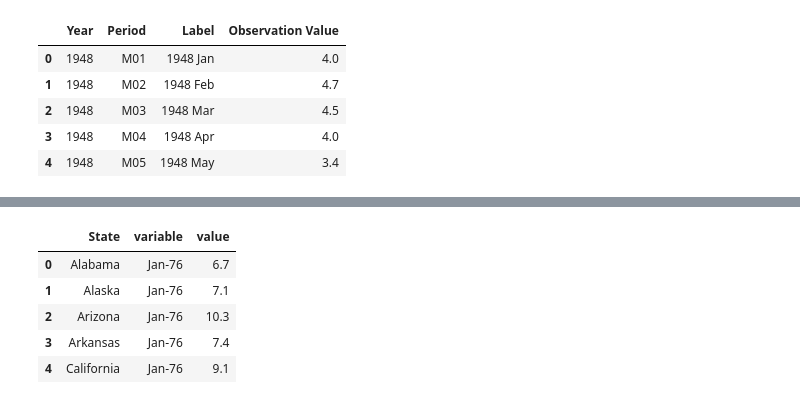
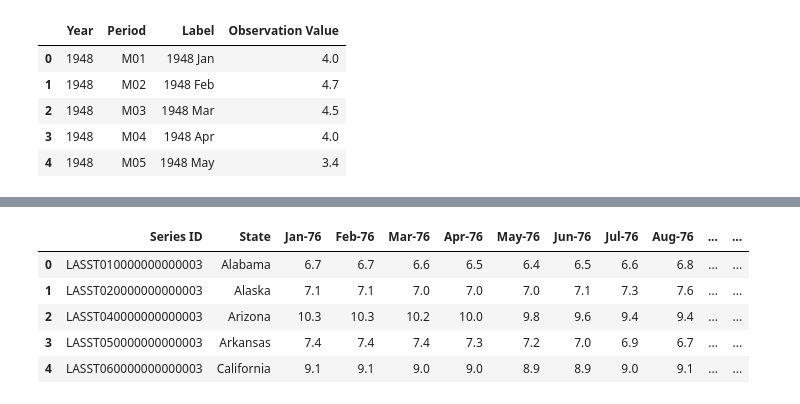
Before and after one commit to bowielh/Project2_Group1, a Jupyter notebook: file_formatter.ipynb, the cells around one changed output, grey strips where cells are left out. Drawn from its saved outputs; the diff is of its cells as text; code cells hidden in the pictures.

```diff
--- a/file_formatter.ipynb
+++ b/file_formatter.ipynb
@@ -110,49 +171,49 @@ state_gdp_melt.head()
 # %%
 state_unemployment_periods = [
-'Jan-76','Feb-76','Mar-76','Apr-76','May-76','Jun-76','Jul-76','Aug-76','Sep-76','Oct-76','Nov-76','Dec-76',
-'Jan-77','Feb-77','Mar-77','Apr-77','May-77','Jun-77','Jul-77','Aug-77','Sep-77','Oct-77','Nov-77','Dec-77',
-'Jan-78','Feb-78','Mar-78','Apr-78','May-78','Jun-78','Jul-78','Aug-78','Sep-78','Oct-78','Nov-78','Dec-78',
-'Jan-79','Feb-79','Mar-79','Apr-79','May-79','Jun-79','Jul-79','Aug-79','Sep-79','Oct-79','Nov-79','Dec-79',
-'Jan-80','Feb-80','Mar-80','Apr-80','May-80','Jun-80','Jul-80','Aug-80','Sep-80','Oct-80','Nov-80','Dec-80',
-'Jan-81','Feb-81','Mar-81','Apr-81','May-81','Jun-81','Jul-81','Aug-81','Sep-81','Oct-81','Nov-81','Dec-81',
-'Jan-82','Feb-82','Mar-82','Apr-82','May-82','Jun-82','Jul-82','Aug-82','Sep-82','Oct-82','Nov-82','Dec-82',
-'Jan-83','Feb-83','Mar-83','Apr-83','May-83','Jun-83','Jul-83','Aug-83','Sep-83','Oct-83','Nov-83','Dec-83',
-'Jan-84','Feb-84','Mar-84','Apr-84','May-84','Jun-84','Jul-84','Aug-84','Sep-84','Oct-84','Nov-84','Dec-84',
-'Jan-85','Feb-85','Mar-85','Apr-85','May-85','Jun-85','Jul-85','Aug-85','Sep-85','Oct-85','Nov-85','Dec-85',
-'Jan-86','Feb-86','Mar-86','Apr-86','May-86','Jun-86','Jul-86','Aug-86','Sep-86','Oct-86','Nov-86','Dec-86',
-'Jan-87','Feb-87','Mar-87','Apr-87','May-87','Jun-87','Jul-87','Aug-87','Sep-87','Oct-87','Nov-87','Dec-87',
-'Jan-88','Feb-88','Mar-88','Apr-88','May-88','Jun-88','Jul-88','Aug-88','Sep-88','Oct-88','Nov-88','Dec-88',
-'Jan-89','Feb-89','Mar-89','Apr-89','May-89','Jun-89','Jul-89','Aug-89','Sep-89','Oct-89','Nov-89','Dec-89',
-'Jan-90','Feb-90','Mar-90','Apr-90','May-90','Jun-90','Jul-90','Aug-90','Sep-90','Oct-90','Nov-90','Dec-90',
-'Jan-91','Feb-91','Mar-91','Apr-91','May-91','Jun-91','Jul-91','Aug-91','Sep-91','Oct-91','Nov-91','Dec-91',
-'Jan-92','Feb-92','Mar-92','Apr-92','May-92','Jun-92','Jul-92','Aug-92','Sep-92','Oct-92','Nov-92','Dec-92',
-'Jan-93','Feb-93','Mar-93','Apr-93','May-93','Jun-93','Jul-93','Aug-93','Sep-93','Oct-93','Nov-93','Dec-93',
-'Jan-94','Feb-94','Mar-94','Apr-94','May-94','Jun-94','Jul-94','Aug-94','Sep-94','Oct-94','Nov-94','Dec-94',
-'Jan-95','Feb-95','Mar-95','Apr-95','May-95','Jun-95','Jul-95','Aug-95','Sep-95','Oct-95','Nov-95','Dec-95',
-'Jan-96','Feb-96','Mar-96','Apr-96','May-96','Jun-96','Jul-96','Aug-96','Sep-96','Oct-96','Nov-96','Dec-96',
-'Jan-97','Feb-97','Mar-97','Apr-97','May-97','Jun-97','Jul-97','Aug-97','Sep-97','Oct-97','Nov-97','Dec-97',
-'Jan-98','Feb-98','Mar-98','Apr-98','May-98','Jun-98','Jul-98','Aug-98','Sep-98','Oct-98','Nov-98','Dec-98',
-'Jan-99','Feb-99','Mar-99','Apr-99','May-99','Jun-99','Jul-99','Aug-99','Sep-99','Oct-99','Nov-99','Dec-99',
-'Jan-00','Feb-00','Mar-00','Apr-00','May-00','Jun-00','Jul-00','Aug-00','Sep-00','Oct-00','Nov-00','Dec-00',
-'Jan-01','Feb-01','Mar-01','Apr-01','May-01','Jun-01','Jul-01','Aug-01','Sep-01','Oct-01','Nov-01','Dec-01',
-'Jan-02','Feb-02','Mar-02','Apr-02','May-02','Jun-02','Jul-02','Aug-02','Sep-02','Oct-02','Nov-02','Dec-02',
-'Jan-03','Feb-03','Mar-03','Apr-03','May-03','Jun-03','Jul-03','Aug-03','Sep-03','Oct-03','Nov-03','Dec-03',
-'Jan-04','Feb-04','Mar-04','Apr-04','May-04','Jun-04','Jul-04','Aug-04','Sep-04','Oct-04','Nov-04','Dec-04',
-'Jan-05','Feb-05','Mar-05','Apr-05','May-05','Jun-05','Jul-05','Aug-05','Sep-05','Oct-05','Nov-05','Dec-05',
-'Jan-06','Feb-06','Mar-06','Apr-06','May-06','Jun-06','Jul-06','Aug-06','Sep-06','Oct-06','Nov-06','Dec-06',
-'Jan-07','Feb-07','Mar-07','Apr-07','May-07','Jun-07','Jul-07','Aug-07','Sep-07','Oct-07','Nov-07','Dec-07',
-'Jan-08','Feb-08','Mar-08','Apr-08','May-08','Jun-08','Jul-08','Aug-08','Sep-08','Oct-08','Nov-08','Dec-08',
-'Jan-09','Feb-09','Mar-09','Apr-09','May-09','Jun-09','Jul-09','Aug-09','Sep-09','Oct-09','Nov-09','Dec-09',
-'Jan-10','Feb-10','Mar-10','Apr-10','May-10','Jun-10','Jul-10','Aug-10','Sep-10','Oct-10','Nov-10','Dec-10',
-'Jan-11','Feb-11','Mar-11','Apr-11','May-11','Jun-11','Jul-11','Aug-11','Sep-11','Oct-11','Nov-11','Dec-11',
-'Jan-12','Feb-12','Mar-12','Apr-12','May-12','Jun-12','Jul-12','Aug-12','Sep-12','Oct-12','Nov-12','Dec-12',
-'Jan-13','Feb-13','Mar-13','Apr-13','May-13','Jun-13','Jul-13','Aug-13','Sep-13','Oct-13','Nov-13','Dec-13',
-'Jan-14','Feb-14','Mar-14','Apr-14','May-14','Jun-14','Jul-14','Aug-14','Sep-14','Oct-14','Nov-14','Dec-14',
-'Jan-15','Feb-15','Mar-15','Apr-15','May-15','Jun-15','Jul-15','Aug-15','Sep-15','Oct-15','Nov-15','Dec-15',
-'Jan-16','Feb-16','Mar-16','Apr-16','May-16','Jun-16','Jul-16','Aug-16','Sep-16','Oct-16','Nov-16','Dec-16',
-'Jan-17','Feb-17','Mar-17','Apr-17','May-17','Jun-17','Jul-17','Aug-17','Sep-17','Oct-17','Nov-17','Dec-17',
-'Jan-18','Feb-18','Mar-18','Apr-18','May-18','Jun-18','Jul-18','Aug-18','Sep-18'
+'Jan-1976','Feb-1976','Mar-1976','Apr-1976','May-1976','Jun-1976','Jul-1976','Aug-1976','Sep-1976','Oct-1976','Nov-1976','Dec-1976',
+'Jan-1977','Feb-1977','Mar-1977','Apr-1977','May-1977','Jun-1977','Jul-1977','Aug-1977','Sep-1977','Oct-1977','Nov-1977','Dec-1977',
+'Jan-1978','Feb-1978','Mar-1978','Apr-1978','May-1978','Jun-1978','Jul-1978','Aug-1978','Sep-1978','Oct-1978','Nov-1978','Dec-1978',
+'Jan-1979','Feb-1979','Mar-1979','Apr-1979','May-1979','Jun-1979','Jul-1979','Aug-1979','Sep-1979','Oct-1979','Nov-1979','Dec-1979',
+'Jan-1980','Feb-1980','Mar-1980','Apr-1980','May-1980','Jun-1980','Jul-1980','Aug-1980','Sep-1980','Oct-1980','Nov-1980','Dec-1980',
+'Jan-1981','Feb-1981','Mar-1981','Apr-1981','May-1981','Jun-1981','Jul-1981','Aug-1981','Sep-1981','Oct-1981','Nov-1981','Dec-1981',
+'Jan-1982','Feb-1982','Mar-1982','Apr-1982','May-1982','Jun-1982','Jul-1982','Aug-1982','Sep-1982','Oct-1982','Nov-1982','Dec-1982',
+'Jan-1983','Feb-1983','Mar-1983','Apr-1983','May-1983','Jun-1983','Jul-1983','Aug-1983','Sep-1983','Oct-1983','Nov-1983','Dec-1983',
+'Jan-1984','Feb-1984','Mar-1984','Apr-1984','May-1984','Jun-1984','Jul-1984','Aug-1984','Sep-1984','Oct-1984','Nov-1984','Dec-1984',
+'Jan-1985','Feb-1985','Mar-1985','Apr-1985','May-1985','Jun-1985','Jul-1985','Aug-1985','Sep-1985','Oct-1985','Nov-1985','Dec-1985',
+'Jan-1986','Feb-1986','Mar-1986','Apr-1986','May-1986','Jun-1986','Jul-1986','Aug-1986','Sep-1986','Oct-1986','Nov-1986','Dec-1986',
+'Jan-1987','Feb-1987','Mar-1987','Apr-1987','May-1987','Jun-1987','Jul-1987','Aug-1987','Sep-1987','Oct-1987','Nov-1987','Dec-1987',
+'Jan-1988','Feb-1988','Mar-1988','Apr-1988','May-1988','Jun-1988','Jul-1988','Aug-1988','Sep-1988','Oct-1988','Nov-1988','Dec-1988',
+'Jan-1989','Feb-1989','Mar-1989','Apr-1989','May-1989','Jun-1989','Jul-1989','Aug-1989','Sep-1989','Oct-1989','Nov-1989','Dec-1989',
+'Jan-1990','Feb-1990','Mar-1990','Apr-1990','May-1990','Jun-1990','Jul-1990','Aug-1990','Sep-1990','Oct-1990','Nov-1990','Dec-1990',
+'Jan-1991','Feb-1991','Mar-1991','Apr-1991','May-1991','Jun-1991','Jul-1991','Aug-1991','Sep-1991','Oct-1991','Nov-1991','Dec-1991',
+'Jan-1992','Feb-1992','Mar-1992','Apr-1992','May-1992','Jun-1992','Jul-1992','Aug-1992','Sep-1992','Oct-1992','Nov-1992','Dec-1992',
+'Jan-1993','Feb-1993','Mar-1993','Apr-1993','May-1993','Jun-1993','Jul-1993','Aug-1993','Sep-1993','Oct-1993','Nov-1993','Dec-1993',
+'Jan-1994','Feb-1994','Mar-1994','Apr-1994','May-1994','Jun-1994','Jul-1994','Aug-1994','Sep-1994','Oct-1994','Nov-1994','Dec-1994',
+'Jan-1995','Feb-1995','Mar-1995','Apr-1995','May-1995','Jun-1995','Jul-1995','Aug-1995','Sep-1995','Oct-1995','Nov-1995','Dec-1995',
+'Jan-1996','Feb-1996','Mar-1996','Apr-1996','May-1996','Jun-1996','Jul-1996','Aug-1996','Sep-1996','Oct-1996','Nov-1996','Dec-1996',
+'Jan-1997','Feb-1997','Mar-1997','Apr-1997','May-1997','Jun-1997','Jul-1997','Aug-1997','Sep-1997','Oct-1997','Nov-1997','Dec-1997',
+'Jan-1998','Feb-1998','Mar-1998','Apr-1998','May-1998','Jun-1998','Jul-1998','Aug-1998','Sep-1998','Oct-1998','Nov-1998','Dec-1998',
+'Jan-1999','Feb-1999','Mar-1999','Apr-1999','May-1999','Jun-1999','Jul-1999','Aug-1999','Sep-1999','Oct-1999','Nov-1999','Dec-1999',
+'Jan-2000','Feb-2000','Mar-2000','Apr-2000','May-2000','Jun-2000','Jul-2000','Aug-2000','Sep-2000','Oct-2000','Nov-2000','Dec-2000',
+'Jan-2001','Feb-2001','Mar-2001','Apr-2001','May-2001','Jun-2001','Jul-2001','Aug-2001','Sep-2001','Oct-2001','Nov-2001','Dec-2001',
+'Jan-2002','Feb-2002','Mar-2002','Apr-2002','May-2002','Jun-2002','Jul-2002','Aug-2002','Sep-2002','Oct-2002','Nov-2002','Dec-2002',
+'Jan-2003','Feb-2003','Mar-2003','Apr-2003','May-2003','Jun-2003','Jul-2003','Aug-2003','Sep-2003','Oct-2003','Nov-2003','Dec-2003',
+'Jan-2004','Feb-2004','Mar-2004','Apr-2004','May-2004','Jun-2004','Jul-2004','Aug-2004','Sep-2004','Oct-2004','Nov-2004','Dec-2004',
+'Jan-2005','Feb-2005','Mar-2005','Apr-2005','May-2005','Jun-2005','Jul-2005','Aug-2005','Sep-2005','Oct-2005','Nov-2005','Dec-2005',
+'Jan-2006','Feb-2006','Mar-2006','Apr-2006','May-2006','Jun-2006','Jul-2006','Aug-2006','Sep-2006','Oct-2006','Nov-2006','Dec-2006',
+'Jan-2007','Feb-2007','Mar-2007','Apr-2007','May-2007','Jun-2007','Jul-2007','Aug-2007','Sep-2007','Oct-2007','Nov-2007','Dec-2007',
+'Jan-2008','Feb-2008','Mar-2008','Apr-2008','May-2008','Jun-2008','Jul-2008','Aug-2008','Sep-2008','Oct-2008','Nov-2008','Dec-2008',
+'Jan-2009','Feb-2009','Mar-2009','Apr-2009','May-2009','Jun-2009','Jul-2009','Aug-2009','Sep-2009','Oct-2009','Nov-2009','Dec-2009',
+'Jan-2010','Feb-2010','Mar-2010','Apr-2010','May-2010','Jun-2010','Jul-2010','Aug-2010','Sep-2010','Oct-2010','Nov-2010','Dec-2010',
+'Jan-2011','Feb-2011','Mar-2011','Apr-2011','May-2011','Jun-2011','Jul-2011','Aug-2011','Sep-2011','Oct-2011','Nov-2011','Dec-2011',
+'Jan-2012','Feb-2012','Mar-2012','Apr-2012','May-2012','Jun-2012','Jul-2012','Aug-2012','Sep-2012','Oct-2012','Nov-2012','Dec-2012',
+'Jan-2013','Feb-2013','Mar-2013','Apr-2013','May-2013','Jun-2013','Jul-2013','Aug-2013','Sep-2013','Oct-2013','Nov-2013','Dec-2013',
+'Jan-2014','Feb-2014','Mar-2014','Apr-2014','May-2014','Jun-2014','Jul-2014','Aug-2014','Sep-2014','Oct-2014','Nov-2014','Dec-2014',
+'Jan-2015','Feb-2015','Mar-2015','Apr-2015','May-2015','Jun-2015','Jul-2015','Aug-2015','Sep-2015','Oct-2015','Nov-2015','Dec-2015',
+'Jan-2016','Feb-2016','Mar-2016','Apr-2016','May-2016','Jun-2016','Jul-2016','Aug-2016','Sep-2016','Oct-2016','Nov-2016','Dec-2016',
+'Jan-2017','Feb-2017','Mar-2017','Apr-2017','May-2017','Jun-2017','Jul-2017','Aug-2017','Sep-2017','Oct-2017','Nov-2017','Dec-2017',
+'Jan-2018','Feb-2018','Mar-2018','Apr-2018','May-2018','Jun-2018','Jul-2018','Aug-2018','Sep-2018'
 ]
 state_unemployment_melt = pd.melt(state_unemployment, id_vars = ['State'], value_vars = state_unemployment_periods)
-state_unemployment_melt.head()
+state_unemployment.head()
 # %% [output]
@@ -159,6 +226,6 @@ state_unemployment_melt.head()
-|  | State | variable | value |
-| 0 | Alabama | Jan-76 | 6.7 |
-| 1 | Alaska | Jan-76 | 7.1 |
-| 2 | Arizona | Jan-76 | 10.3 |
-| 3 | Arkansas | Jan-76 | 7.4 |
-| 4 | California | Jan-76 | 9.1 |
+|  | Series ID | State | Jan-76 | Feb-76 | Mar-76 | Apr-76 | May-76 | Jun-76 | Jul-76 | Aug-76 | ... | ... |
+| 0 | LASST010000000000003 | Alabama | 6.7 | 6.7 | 6.6 | 6.5 | 6.4 | 6.5 | 6.6 | 6.8 | ... | ... |
+| 1 | LASST020000000000003 | Alaska | 7.1 | 7.1 | 7.0 | 7.0 | 7.0 | 7.1 | 7.3 | 7.6 | ... | ... |
+| 2 | LASST040000000000003 | Arizona | 10.3 | 10.3 | 10.2 | 10.0 | 9.8 | 9.6 | 9.4 | 9.4 | ... | ... |
+| 3 | LASST050000000000003 | Arkansas | 7.4 | 7.4 | 7.4 | 7.3 | 7.2 | 7.0 | 6.9 | 6.7 | ... | ... |
+| 4 | LASST060000000000003 | California | 9.1 | 9.1 | 9.0 | 9.0 | 8.9 | 8.9 | 9.0 | 9.1 | ... | ... |
```
Also changed, not shown: parts of 17 cells of this notebook, 4 other files.
